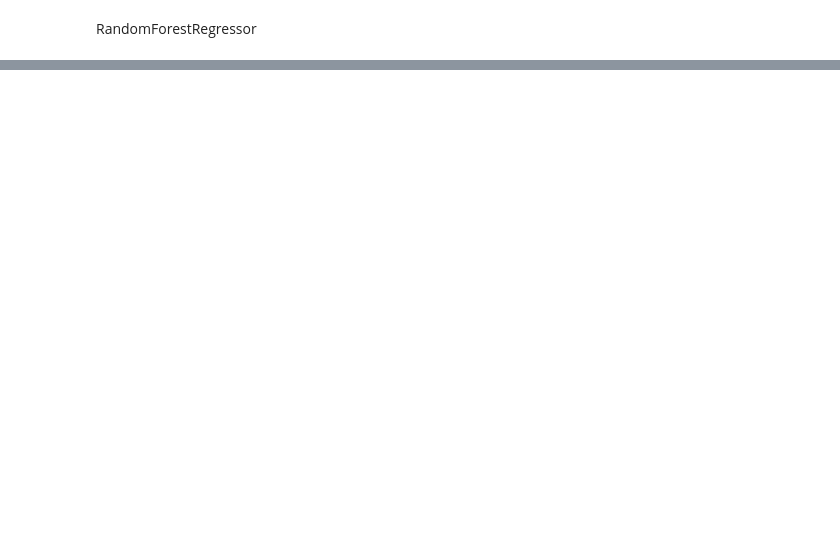
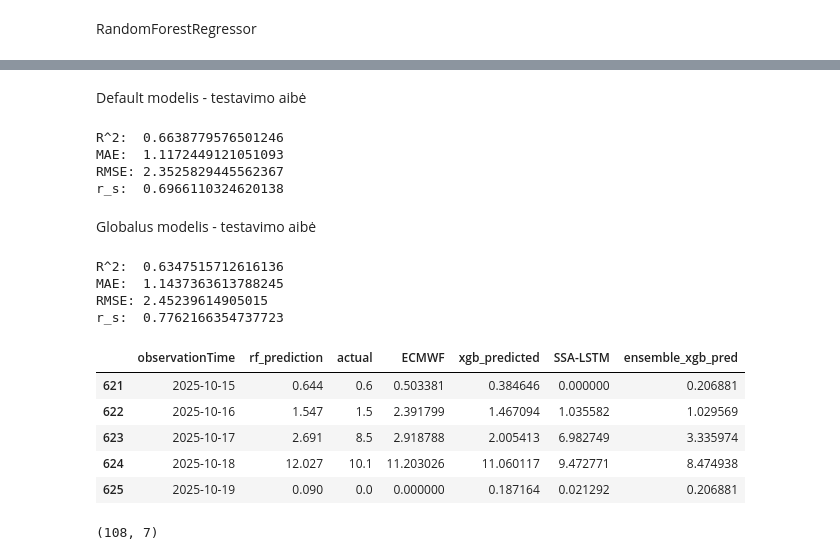
Before and after one commit to rugcer04/Duomenu_mokslo_projektas, a Jupyter notebook: code/python/Models/ensemble.ipynb, the cells around one changed output, grey strips where cells are left out. Drawn from its saved outputs; the diff is of its cells as text; code cells hidden in the pictures; blank space fills up the shorter version.

Commit message:
Added final ensemble dataset

```diff
--- a/code/python/Models/ensemble.ipynb
+++ b/code/python/Models/ensemble.ipynb
@@ -196,0 +252,5 @@ plt.show()
+# %%
+best_GS_xgb = XGBRegressor(n_estimators=320, max_depth=4, learning_rate=0.1, min_split_loss=24, subsample=0.85, random_state=2026)
+best_GS_xgb.fit(X_train, y_train)
+new_pred_best_xgb_mdl = best_GS_xgb.predict(X_test)
+metrics_fun(y_test, new_pred_best_xgb_mdl)
@@ -196,0 +266,18 @@ plt.show()
+# %% [markdown]
+Default modelis - testavimo aibė
+# %%
+metrics_fun(y_test, new_pred_xgb_mdl)
+# %% [output]
+R^2:  0.6638779576501246
+MAE:  1.1172449121051093
+RMSE: 2.3525829445562367
+r_s:  0.6966110324620138
+# %% [markdown]
+Globalus modelis - testavimo aibė
+# %%
+metrics_fun(y_test, X_test['ECMWF'])
+# %% [output]
+R^2:  0.6347515712616136
+MAE:  1.1437363613788245
+RMSE: 2.45239614905015
+r_s:  0.7762166354737723
@@ -196,0 +350,16 @@ plt.show()
+# %%
+data_full_final = test.copy()
+data_full_final['ensemble_xgb_pred'] = new_pred_best_xgb_mdl
+data_full_final.head()
+# %% [output]
+|  | observationTime | rf_prediction | actual | ECMWF | xgb_predicted | SSA-LSTM | ensemble_xgb_pred |
+| 621 | 2025-10-15 | 0.644 | 0.6 | 0.503381 | 0.384646 | 0.000000 | 0.206881 |
+| 622 | 2025-10-16 | 1.547 | 1.5 | 2.391799 | 1.467094 | 1.035582 | 1.029569 |
+| 623 | 2025-10-17 | 2.691 | 8.5 | 2.918788 | 2.005413 | 6.982749 | 3.335974 |
+| 624 | 2025-10-18 | 12.027 | 10.1 | 11.203026 | 11.060117 | 9.472771 | 8.474938 |
+| 625 | 2025-10-19 | 0.090 | 0.0 | 0.000000 | 0.187164 | 0.021292 | 0.206881 |
+# %%
+data_full_final = data_full_final.dropna()
+data_full_final.shape
+# %% [output]
+(108, 7)
```
Also changed, not shown: parts of 25 cells of this notebook, 1 other file.
